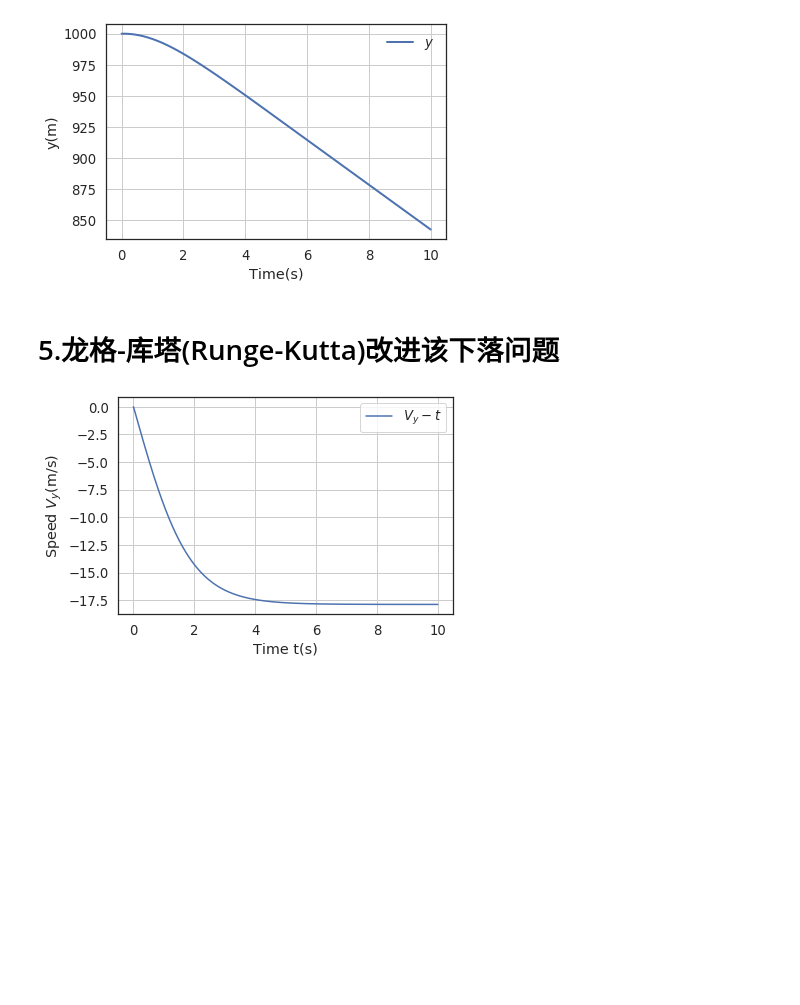
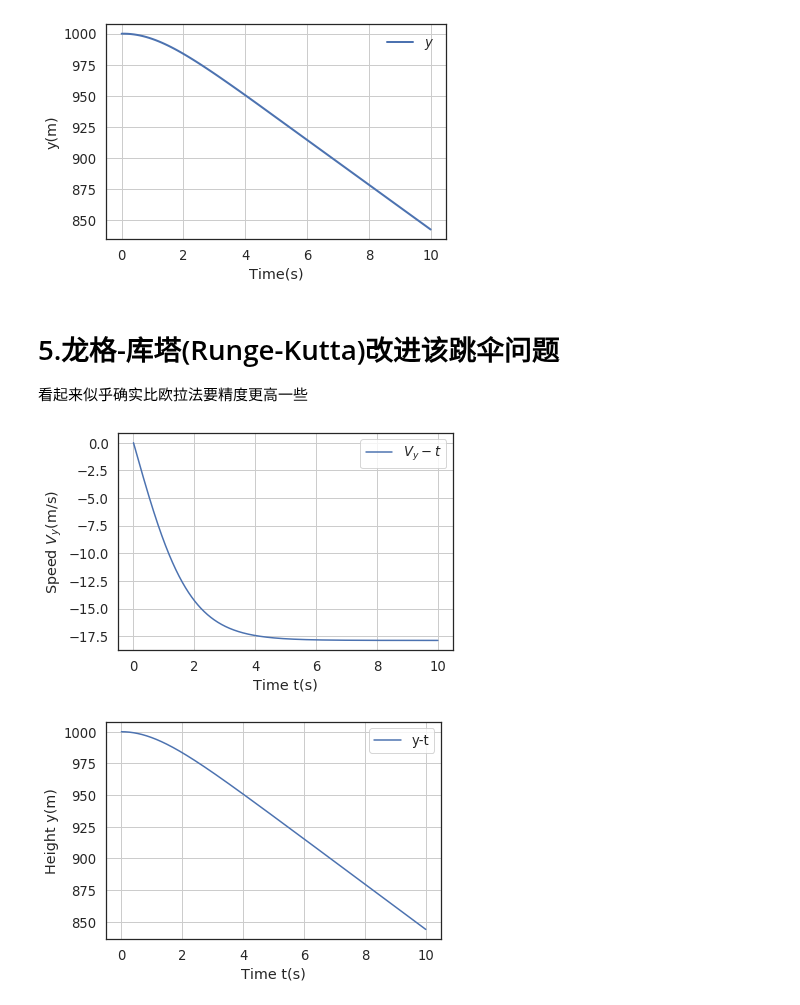
Before and after one commit to cherose2004/learning, a Jupyter notebook: project/Flight Simulation/Ch2/OTM.ipynb, the cells around one changed output. Drawn from its saved outputs; the diff is of its cells as text; code cells hidden in the pictures; blank space fills up the shorter version.

```diff
--- a/project/Flight Simulation/Ch2/OTM.ipynb
+++ b/project/Flight Simulation/Ch2/OTM.ipynb
@@ -111,20 +115,35 @@ plt.show()
 [figure]
 [figure]
 # %% [markdown]
-# 5.龙格-库塔(Runge-Kutta)改进该下落问题
+# 5.龙格-库塔(Runge-Kutta)改进该跳伞问题
+
+看起来似乎确实比欧拉法要精度更高一些
 # %%
-import my_RK4 as rk4
-
-def jump_fv(t,Vy):
+import my_RK4 as rk4#导入自编四阶Runge-Kutta模块
+#定义ay=y''=f(t,y,vy)=f(t,y,y')=-g-ky'|y'|
+def jump_fyv(t,y,Vy):
     ay=-g-k*Vy*np.abs(Vy)
     return ay
     pass
 
-t,y=rk4.RK4(0,0,jump_fv,h=0.01,final=10)
-plt.plot(t,y,label='$V_y-t$')
+#调用二阶微分的龙格库塔方法
+t,y,vy=rk4.RK4_2(0,1000,0,jump_fyv,h=0.01,final=10)
+
+#绘制Vy-t
+plt.plot(t,vy,label='$V_y-t$')
 plt.legend()
 plt.xlabel('Time t(s)')
 plt.ylabel('Speed $V_y$(m/s)')
 plt.grid(True)
+plt.show()
+
+#绘制y-t
+plt.plot(t,y,label='y-t')
+plt.legend()
+plt.xlabel('Time t(s)')
+plt.ylabel('Height y(m)')
+plt.grid(True)
+plt.show()
 # %% [output]
 [figure]
+[figure, added]
```
Also changed, not shown: parts of 7 cells of this notebook, 4 other files.
